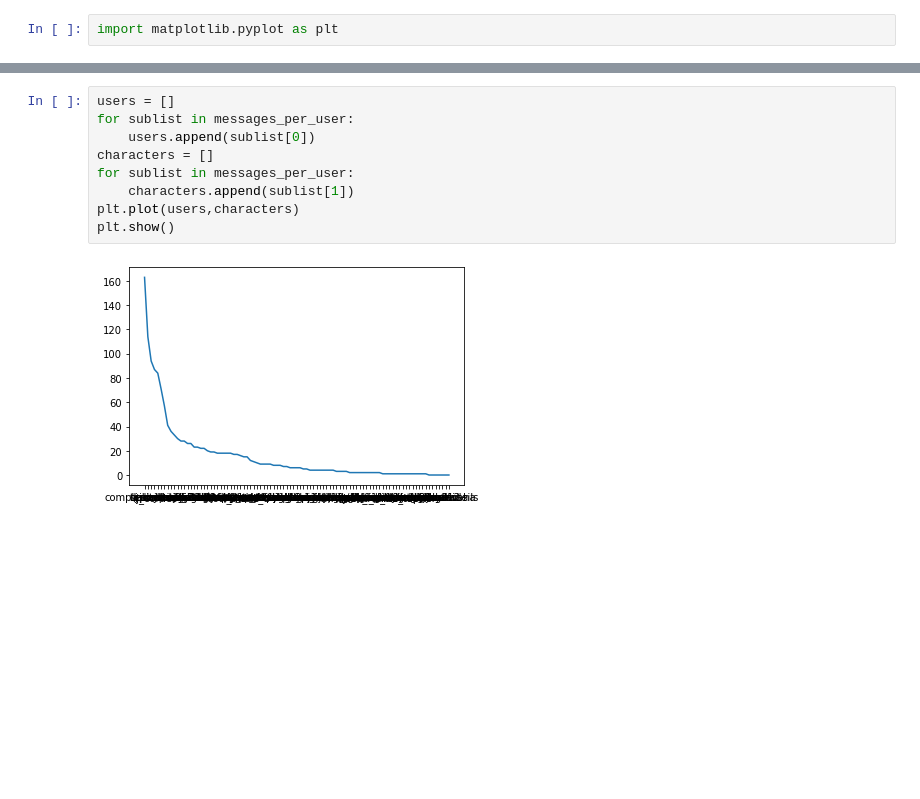
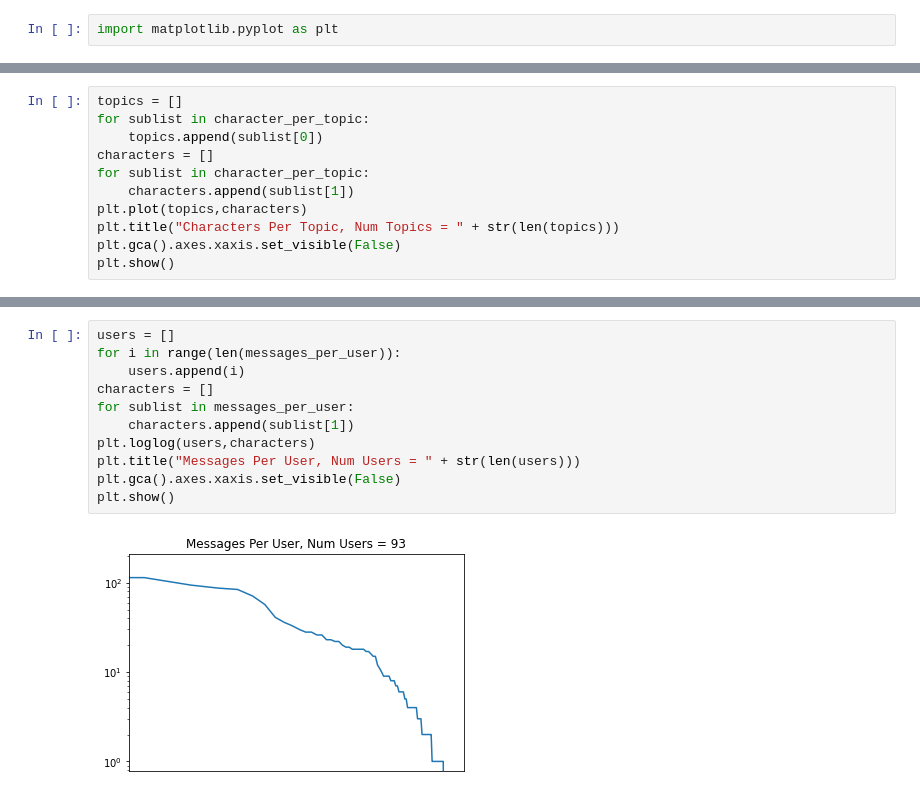
Before and after one commit to dentropy/keybase-binding-original, a Jupyter notebook: matplotlib_experiment.ipynb, the cells around one changed output, grey strips where cells are left out. Drawn from its saved outputs; the diff is of its cells as text; blank space fills up the shorter version.

```diff
--- a/matplotlib_experiment.ipynb
+++ b/matplotlib_experiment.ipynb
@@ -25,0 +28,11 @@ plt.show()
+# %%
+topics = []
+for sublist in character_per_topic:
+    topics.append(sublist[0])
+characters = []
+for sublist in character_per_topic:
+    characters.append(sublist[1])
+plt.plot(topics,characters)
+plt.title("Characters Per Topic, Num Topics = " + str(len(topics)))
+plt.gca().axes.xaxis.set_visible(False)
+plt.show()
@@ -37,12 +54,14 @@ plt.show()
 # %%
 users = []
-for sublist in messages_per_user:
-    users.append(sublist[0])
+for i in range(len(messages_per_user)):
+    users.append(i)
 characters = []
 for sublist in messages_per_user:
     characters.append(sublist[1])
-plt.plot(users,characters)
+plt.loglog(users,characters)
+plt.title("Messages Per User, Num Users = " + str(len(users)))
+plt.gca().axes.xaxis.set_visible(False)
 plt.show()
 # %% [output]
-[figure, old version]
+[figure, new version]
 # %%
```
Also changed, not shown: parts of 7 cells of this notebook, 1 other file.
